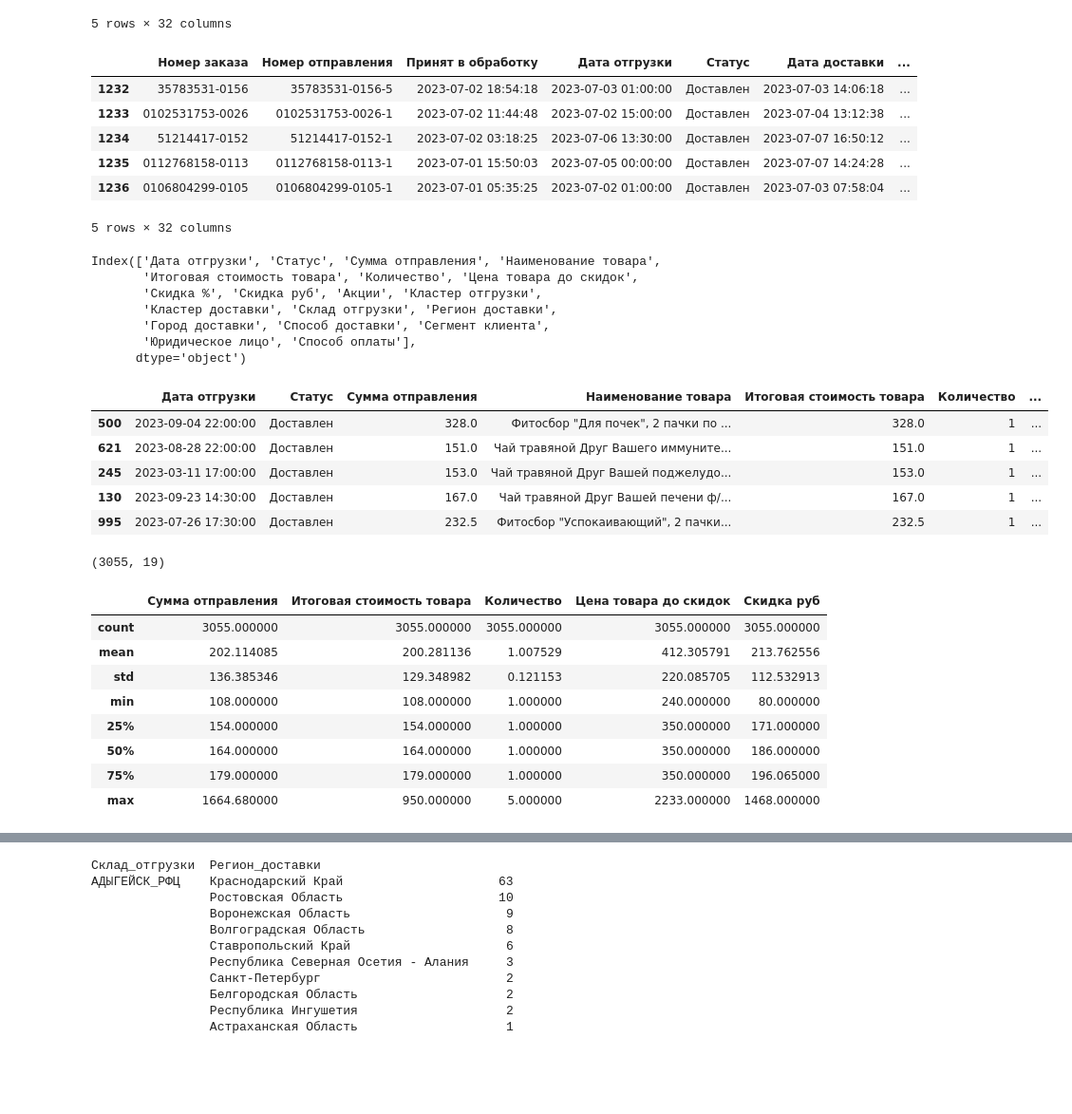
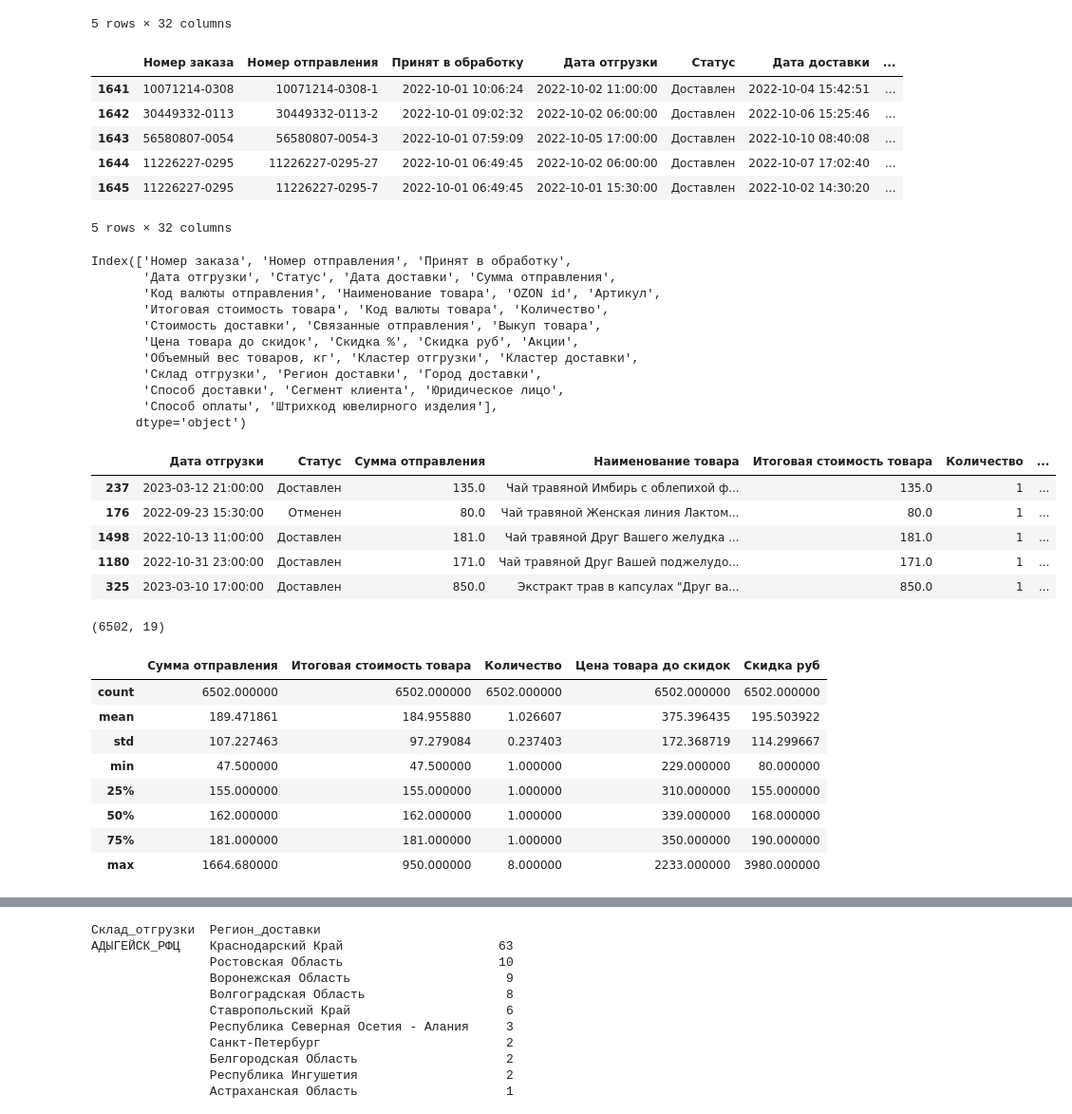
Before and after one commit to dim447/data_analyst, a Jupyter notebook: FitoFarm01_09.ipynb, the cells around one changed output, grey strips where cells are left out. Shown at 95% size. Saved outputs shown, nothing was run; the diff lists cells and outputs as text; code cells hidden in the pictures; blank space fills up the shorter version.

```diff
--- a/FitoFarm01_09.ipynb
+++ b/FitoFarm01_09.ipynb
@@ -60,6 +60,10 @@ import matplotlib.pyplot as plt
 df01 = pd.read_csv('/content/orders01_03.csv', sep=';')
 df02 = pd.read_csv('/content/orders04_06.csv', sep=';')
 df03 = pd.read_csv('/content/orders07_09.csv', sep=';')
-df = pd.concat([df01, df02, df03])
+df04 = pd.read_csv('/content/orders01-03-22.csv', sep=';')
+df05 = pd.read_csv('/content/orders04-06-22.csv', sep=';')
+df06 = pd.read_csv('/content/orders07-09-22.csv', sep=';')
+df07 = pd.read_csv('/content/orders10-12-22.csv', sep=';')
+df = pd.concat([df01, df02, df03, df04, df05, df06, df07])
 df.shape
 # %% [output]
@@ -78,64 +102,68 @@ df.head(5)
 df.tail(5)
 # %% [output]
 |  | Номер заказа | Номер отправления | Принят в обработку | Дата отгрузки | Статус | Дата доставки | ... |
-| 1232 | 35783531-0156 | 35783531-0156-5 | 2023-07-02 18:54:18 | 2023-07-03 01:00:00 | Доставлен | 2023-07-03 14:06:18 | ... |
-| 1233 | 0102531753-0026 | 0102531753-0026-1 | 2023-07-02 11:44:48 | 2023-07-02 15:00:00 | Доставлен | 2023-07-04 13:12:38 | ... |
-| 1234 | 51214417-0152 | 51214417-0152-1 | 2023-07-02 03:18:25 | 2023-07-06 13:30:00 | Доставлен | 2023-07-07 16:50:12 | ... |
-| 1235 | 0112768158-0113 | 0112768158-0113-1 | 2023-07-01 15:50:03 | 2023-07-05 00:00:00 | Доставлен | 2023-07-07 14:24:28 | ... |
-| 1236 | 0106804299-0105 | 0106804299-0105-1 | 2023-07-01 05:35:25 | 2023-07-02 01:00:00 | Доставлен | 2023-07-03 07:58:04 | ... |
+| 1641 | 10071214-0308 | 10071214-0308-1 | 2022-10-01 10:06:24 | 2022-10-02 11:00:00 | Доставлен | 2022-10-04 15:42:51 | ... |
+| 1642 | 30449332-0113 | 30449332-0113-2 | 2022-10-01 09:02:32 | 2022-10-02 06:00:00 | Доставлен | 2022-10-06 15:25:46 | ... |
+| 1643 | 56580807-0054 | 56580807-0054-3 | 2022-10-01 07:59:09 | 2022-10-05 17:00:00 | Доставлен | 2022-10-10 08:40:08 | ... |
+| 1644 | 11226227-0295 | 11226227-0295-27 | 2022-10-01 06:49:45 | 2022-10-02 06:00:00 | Доставлен | 2022-10-07 17:02:40 | ... |
+| 1645 | 11226227-0295 | 11226227-0295-7 | 2022-10-01 06:49:45 | 2022-10-01 15:30:00 | Доставлен | 2022-10-02 14:30:20 | ... |
 5 rows × 32 columns
 # %%
 df.columns
 # %% [output]
-Index(['Дата отгрузки', 'Статус', 'Сумма отправления', 'Наименование товара',
-       'Итоговая стоимость товара', 'Количество', 'Цена товара до скидок',
-       'Скидка %', 'Скидка руб', 'Акции', 'Кластер отгрузки',
-       'Кластер доставки', 'Склад отгрузки', 'Регион доставки',
-       'Город доставки', 'Способ доставки', 'Сегмент клиента',
-       'Юридическое лицо', 'Способ оплаты'],
+Index(['Номер заказа', 'Номер отправления', 'Принят в обработку',
+       'Дата отгрузки', 'Статус', 'Дата доставки', 'Сумма отправления',
+       'Код валюты отправления', 'Наименование товара', 'OZON id', 'Артикул',
+       'Итоговая стоимость товара', 'Код валюты товара', 'Количество',
+       'Стоимость доставки', 'Связанные отправления', 'Выкуп товара',
+       'Цена товара до скидок', 'Скидка %', 'Скидка руб', 'Акции',
+       'Объемный вес товаров, кг', 'Кластер отгрузки', 'Кластер доставки',
+       'Склад отгрузки', 'Регион доставки', 'Город доставки',
+       'Способ доставки', 'Сегмент клиента', 'Юридическое лицо',
+       'Способ оплаты', 'Штрихкод ювелирного изделия'],
       dtype='object')
 # %%
 ### Убираем ненужные колонки и выбираем случайные 5 записей
 # df = df.drop(['Номер заказа', 'Номер отправления', 'Принят в обработку',
 #        'Дата доставки', 'Сумма отправления',
 #        'Код валюты отправления','OZON id', 'Артикул','Связанные отправления', 'Выкуп товара',
 #        'Цена товара до скидок', 'Скидка %', 'Скидка руб', 'Акции',
 #        'Объемный вес товаров, кг','Способ доставки', 'Сегмент клиента', 'Юридическое лицо',
 #        'Способ оплаты', 'Штрихкод ювелирного изделия','Код валюты товара','Стоимость доставки'], axis=1)
-# df = df.drop(['Номер заказа', 'Номер отправления', 'Принят в обработку',
-#        'Дата доставки',
-#        'Код валюты отправления','OZON id', 'Артикул','Связанные отправления', 'Выкуп товара',
-#        'Объемный вес товаров, кг', 'Штрихкод ювелирного изделия','Код валюты товара','Стоимость доставки'], axis=1)
+df = df.drop(['Номер заказа', 'Номер отправления', 'Принят в обработку',
+       'Дата доставки',
+       'Код валюты отправления','OZON id', 'Артикул','Связанные отправления', 'Выкуп товара',
+       'Объемный вес товаров, кг', 'Штрихкод ювелирного изделия','Код валюты товара','Стоимость доставки'], axis=1)
 # df = df.drop(['Стоимость доставки'], axis=1)
 
 df.sample(5)
 # %% [output]
 |  | Дата отгрузки | Статус | Сумма отправления | Наименование товара | Итоговая стоимость товара | Количество | ... |
-| 500 | 2023-09-04 22:00:00 | Доставлен | 328.0 | Фитосбор "Для почек", 2 пачки по ... | 328.0 | 1 | ... |
-| 621 | 2023-08-28 22:00:00 | Доставлен | 151.0 | Чай травяной Друг Вашего иммуните... | 151.0 | 1 | ... |
-| 245 | 2023-03-11 17:00:00 | Доставлен | 153.0 | Чай травяной Друг Вашей поджелудо... | 153.0 | 1 | ... |
-| 130 | 2023-09-23 14:30:00 | Доставлен | 167.0 | Чай травяной Друг Вашей печени ф/... | 167.0 | 1 | ... |
-| 995 | 2023-07-26 17:30:00 | Доставлен | 232.5 | Фитосбор "Успокаивающий", 2 пачки... | 232.5 | 1 | ... |
+| 237 | 2023-03-12 21:00:00 | Доставлен | 135.0 | Чай травяной Имбирь с облепихой ф... | 135.0 | 1 | ... |
+| 176 | 2022-09-23 15:30:00 | Отменен | 80.0 | Чай травяной Женская линия Лактом... | 80.0 | 1 | ... |
+| 1498 | 2022-10-13 11:00:00 | Доставлен | 181.0 | Чай травяной Друг Вашего желудка ... | 181.0 | 1 | ... |
+| 1180 | 2022-10-31 23:00:00 | Доставлен | 171.0 | Чай травяной Друг Вашей поджелудо... | 171.0 | 1 | ... |
+| 325 | 2023-03-10 17:00:00 | Доставлен | 850.0 | Экстракт трав в капсулах "Друг ва... | 850.0 | 1 | ... |
 # %%
 ### Пересохраняем данные без статуса  'Отменен', если нужно проанализировать отмененные заказы,
 ### меняем условие в запросе df_cancel = df.loc[df['Статус'] == 'Отменен']
 df = df.loc[df['Статус'] != 'Отменен']
 df.shape
 # %% [output]
-(3055, 19)
+(6502, 19)
 # %%
 ### Посчитаем статистику после того, как мы удалили отмененные заказы: Стоимость и количество
 df.describe()
 # %% [output]
 |  | Сумма отправления | Итоговая стоимость товара | Количество | Цена товара до скидок | Скидка руб |
-| count | 3055.000000 | 3055.000000 | 3055.000000 | 3055.000000 | 3055.000000 |
-| mean | 202.114085 | 200.281136 | 1.007529 | 412.305791 | 213.762556 |
-| std | 136.385346 | 129.348982 | 0.121153 | 220.085705 | 112.532913 |
-| min | 108.000000 | 108.000000 | 1.000000 | 240.000000 | 80.000000 |
-| 25% | 154.000000 | 154.000000 | 1.000000 | 350.000000 | 171.000000 |
-| 50% | 164.000000 | 164.000000 | 1.000000 | 350.000000 | 186.000000 |
-| 75% | 179.000000 | 179.000000 | 1.000000 | 350.000000 | 196.065000 |
-| max | 1664.680000 | 950.000000 | 5.000000 | 2233.000000 | 1468.000000 |
+| count | 6502.000000 | 6502.000000 | 6502.000000 | 6502.000000 | 6502.000000 |
+| mean | 189.471861 | 184.955880 | 1.026607 | 375.396435 | 195.503922 |
+| std | 107.227463 | 97.279084 | 0.237403 | 172.368719 | 114.299667 |
+| min | 47.500000 | 47.500000 | 1.000000 | 229.000000 | 80.000000 |
+| 25% | 155.000000 | 155.000000 | 1.000000 | 310.000000 | 155.000000 |
+| 50% | 162.000000 | 162.000000 | 1.000000 | 339.000000 | 168.000000 |
+| 75% | 181.000000 | 181.000000 | 1.000000 | 350.000000 | 190.000000 |
+| max | 1664.680000 | 950.000000 | 8.000000 | 2233.000000 | 3980.000000 |
 # %%
 # # Применим сортировку по месяцам, изначально сортировка была по алфавиту, что не очень удобно.
 df['Дата отгрузки'] = pd.to_datetime(df['Дата отгрузки'], format="%Y-%m-%dT%H:%M:%S")
```
Also changed, not shown: parts of 25 cells of this notebook.
